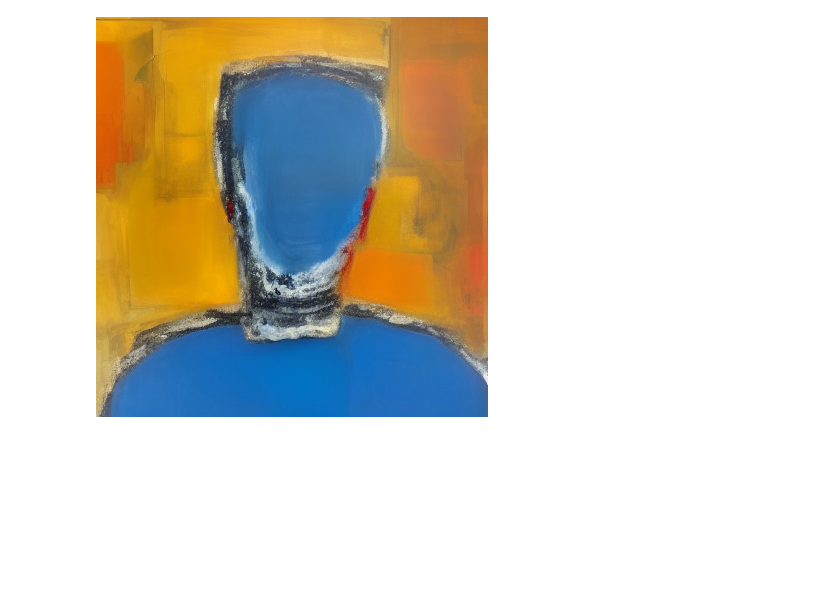
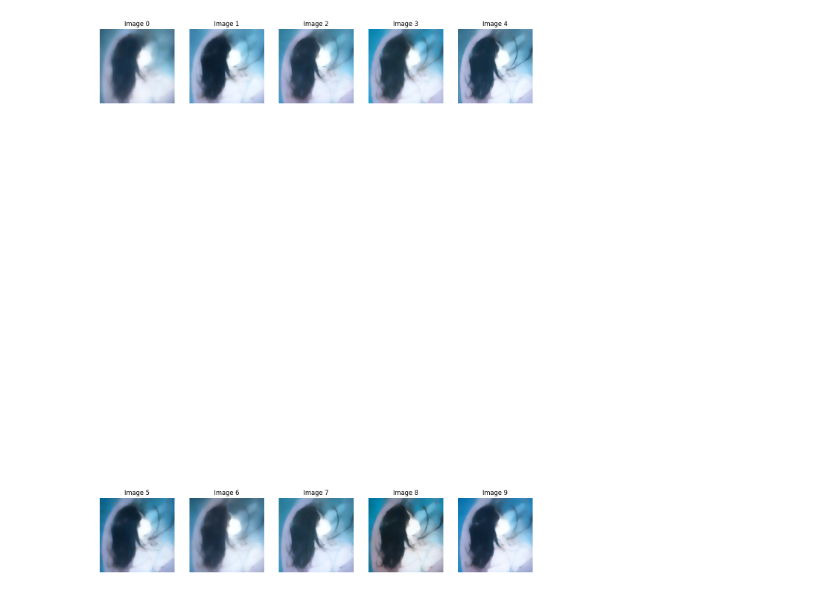
Before and after one commit to ericfzhu/phronesis, a Jupyter notebook: instruct-pix2pix.ipynb, the cells around one changed output. Drawn from its saved outputs; the diff is of its cells as text; code cells hidden in the pictures; blank space fills up the shorter version.

```diff
--- a/instruct-pix2pix.ipynb
+++ b/instruct-pix2pix.ipynb
@@ -1,26 +1,39 @@
 # %%
 import PIL
 import requests
 import torch
 from diffusers import StableDiffusionInstructPix2PixPipeline, EulerAncestralDiscreteScheduler
 
 model_id = "timbrooks/instruct-pix2pix"
 pipe = StableDiffusionInstructPix2PixPipeline.from_pretrained(model_id, torch_dtype=torch.float16, safety_checker=None)
 pipe.to("cuda")
 pipe.scheduler = EulerAncestralDiscreteScheduler.from_config(pipe.scheduler.config)
 
 url = "https://raw.githubusercontent.com/timothybrooks/instruct-pix2pix/main/imgs/example.jpg"
 def load_image_local(path):
     image = PIL.Image.open(path)
     image = PIL.ImageOps.exif_transpose(image)
     image = image.convert("RGB")
     return image
-image = load_image_local('profile.jpg')
+image = load_image_local('wEnUjyy-_400x400.jpg')
 
-prompt = "Abstract Expressionism"
-images = pipe(prompt, image=image, num_inference_steps=15, image_guidance_scale=1).images
-images[0]
+import matplotlib.pyplot as plt
+import numpy as np
+
+prompt = "sadness"
+samples = []
+for _ in range(10):
+    images = pipe(prompt, image=image, num_inference_steps=2, image_guidance_scale=1).images
+    samples.append(images[0])
+
+# Display in a grid
+fig, axs = plt.subplots(2, 5, figsize=(15, 30))
+for i, ax in enumerate(axs.flat):
+    ax.imshow(np.array(samples[i]))
+    ax.axis('off')
+    ax.set_title(f'Image {i}')
+plt.show()
 # %% [output]
-[figure, old version]
+[figure, new version]
 # %%
 
```
Also changed, not shown: parts of 1 cell of this notebook, 17 other files.
